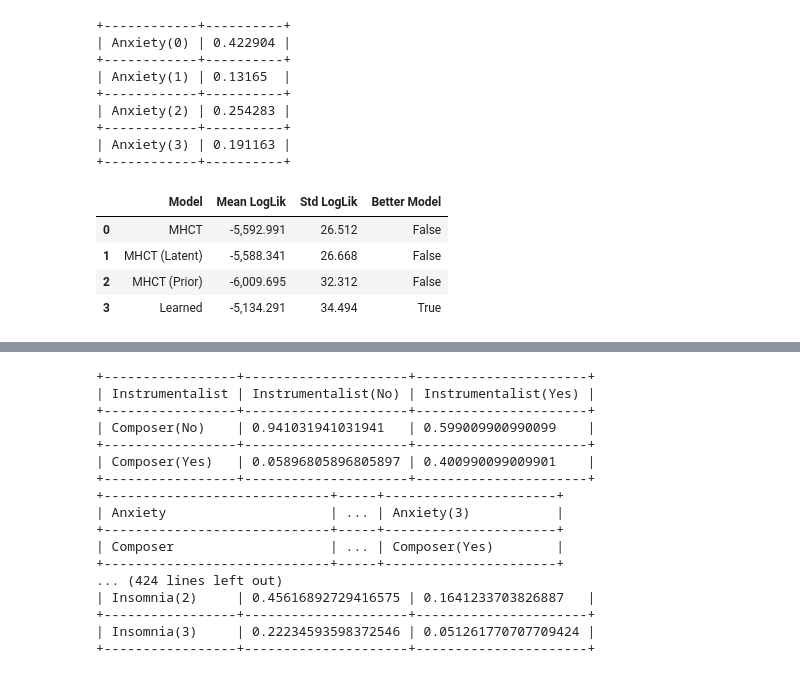
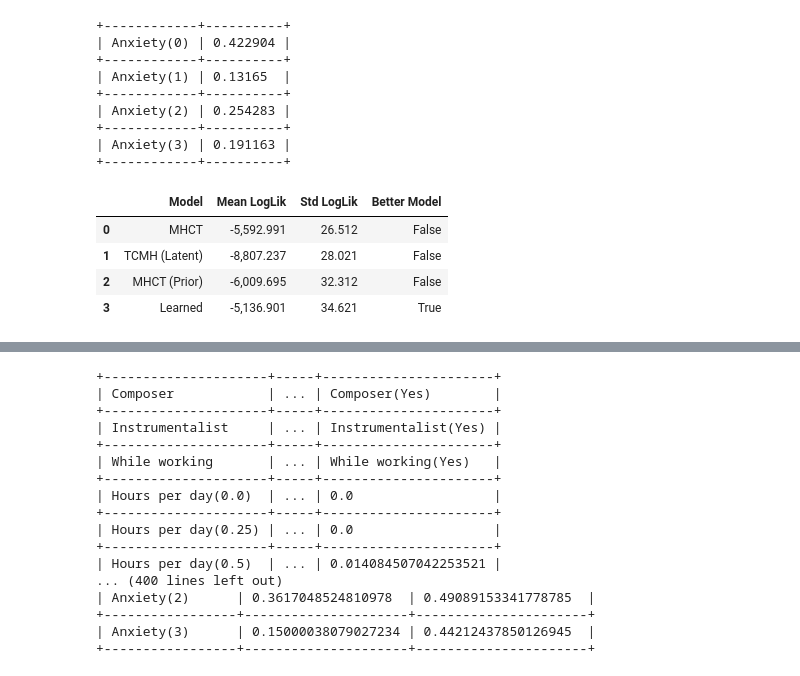
Before and after one commit to KonstantinKanchev/Music-Taste-and-Mental-Health, a Jupyter notebook: first_network.ipynb, the cells around one changed output, grey strips where cells are left out. Saved outputs shown, nothing was run; the diff lists cells and outputs as text; code cells hidden in the pictures.

```diff
--- a/first_network.ipynb
+++ b/first_network.ipynb
@@ -176,19 +176,21 @@ nx.draw_networkx(G, pos = pos)
 # %%
 mhct_copy = copy.deepcopy(BN_mhct)
 tcmh_copy = copy.deepcopy(BN_tcmh)
-mhct_latent_copy = copy.deepcopy(BN_mhct_latent)
 tcmh_latent_copy = copy.deepcopy(BN_tcmh_latent)
 
 mhct_estimator = BayesianEstimator(mhct_copy, df)
 tcmh_estimator = BayesianEstimator(tcmh_copy, df)
+tcmh_latent_estimator = ExpectationMaximization(tcmh_latent_copy, df)
 
-mhct_latent_estimator = ExpectationMaximization(mhct_latent_copy, df)
-tcmh_latent_estimator = ExpectationMaximization(tcmh_latent_copy, df)
+with open('pickles/mhct_estimator.pkl', 'wb') as file:
+    pickle.dump(mhct_estimator, file)
+with open('pickles/tcmh_estimator.pkl', 'wb') as file:
+    pickle.dump(tcmh_estimator, file)
+with open('pickles/tcmh_latent_estimator.pkl', 'wb') as file:
+    pickle.dump(tcmh_latent_estimator, file)
 
 mhct_estimation = mhct_estimator.get_parameters()
 tcmh_estimation = tcmh_estimator.get_parameters()
-
-mhct_latent_estimation = mhct_latent_estimator.get_parameters(latent_card ={"Internalization": 2})
 tcmh_latent_estimation = tcmh_latent_estimator.get_parameters(latent_card={"Internalization": 2})
 # %%
 for cpd in mhct_estimation:
@@ -197,10 +199,6 @@ for cpd in mhct_estimation:
 for cpd in tcmh_estimation:
     tcmh_copy.add_cpds(cpd)
 
-# For latent networks
-for cpd in mhct_latent_estimation:
-    mhct_latent_copy.add_cpds(cpd)
-
 for cpd in tcmh_latent_estimation:
     tcmh_latent_copy.add_cpds(cpd)
 # %%
@@ -212,5 +210,20 @@ print("Part 1) Skeleton: ", skeleton.edges())
 hc = HillClimbSearch(df)
 learned_network = hc.estimate(tabu_length=10, scoring_method=BDeu(df))
 print("Part 2) Model:    ", learned_network.edges())
+
+# Convert DAG to BayesianNetwork
+learned_bn = DiscreteBayesianNetwork(learned_network.edges())
+
+# Fit CPDs using data
+learned_estimator = BayesianEstimator(learned_bn, df)
+
+with open('pickles/learned_estimator.pkl', 'wb') as file:
+    pickle.dump(learned_estimator, file)
+
+cpds = learned_estimator.get_parameters()
+
+for cpd in cpds:
+    learned_bn.add_cpds(cpd)
+learned_bn_copy = copy.deepcopy(learned_bn)
 # %% [output]
 Part 1) Skeleton:  [('Hours per day', 'Composer'), ('Hours per day', 'Instrumentalist'), ('Hours per day', 'Insomnia'), ('Hours per day', 'BPM'), ('Hours per day', 'Anxiety'), ('While working', 'Depre ...
@@ -455,18 +459,18 @@ def compare_multiple_networks_bootstrap_ll(df, models, n_bootstrap=50, random_st
 # %%
 models = [
     ('MHCT', mhct_copy),
-    ('MHCT (Latent)', mhct_latent_copy),
+    (' TCMH (Latent)', tcmh_latent_copy),
     ('MHCT (Prior)', mhct_prior_copy),
-    ('Learned', learned_bn)
+    ('Learned', learned_bn_copy)
 ]
 
 compare_multiple_networks_bootstrap_ll(df, models, n_bootstrap=20)
 # %% [output]
 |  | Model | Mean LogLik | Std LogLik | Better Model |
 | 0 | MHCT | -5,592.991 | 26.512 | False |
-| 1 | MHCT (Latent) | -5,588.341 | 26.668 | False |
+| 1 | TCMH (Latent) | -8,807.237 | 28.021 | False |
 | 2 | MHCT (Prior) | -6,009.695 | 32.312 | False |
-| 3 | Learned | -5,134.291 | 34.494 | True |
+| 3 | Learned | -5,136.901 | 34.621 | True |
 # %%
 for cpd in mhct_copy.get_cpds():
     print(cpd)
@@ -489,26 +493,26 @@ for cpd in mhct_copy.get_cpds():
 | While working(Yes) | 0.792345 |
 +--------------------+----------+
 # %%
-for cpd in mhct_latent_copy.get_cpds():
+for cpd in tcmh_latent_copy.get_cpds():
     print(cpd)
 # %% [output]
++---------------------+-----+----------------------+
+| Composer            | ... | Composer(Yes)        |
++---------------------+-----+----------------------+
+| Instrumentalist     | ... | Instrumentalist(Yes) |
++---------------------+-----+----------------------+
+| While working       | ... | While working(Yes)   |
++---------------------+-----+----------------------+
+| Hours per day(0.0)  | ... | 0.0                  |
++---------------------+-----+----------------------+
+| Hours per day(0.25) | ... | 0.0                  |
++---------------------+-----+----------------------+
+| Hours per day(0.5)  | ... | 0.014084507042253521 |
+... (400 lines left out)
+| Anxiety(2)      | 0.3617048524810978  | 0.49089153341778785  |
 +-----------------+---------------------+----------------------+
-| Instrumentalist | Instrumentalist(No) | Instrumentalist(Yes) |
+| Anxiety(3)      | 0.15000038079027234 | 0.44212437850126945  |
 +-----------------+---------------------+----------------------+
-| Composer(No)    | 0.941031941031941   | 0.599009900990099    |
-+-----------------+---------------------+----------------------+
-| Composer(Yes)   | 0.05896805896805897 | 0.400990099009901    |
-+-----------------+---------------------+----------------------+
-+-----------------------------+-----+----------------------+
-| Anxiety                     | ... | Anxiety(3)           |
-+-----------------------------+-----+----------------------+
-| Composer                    | ... | Composer(Yes)        |
-+-----------------------------+-----+----------------------+
-... (424 lines left out)
-| Insomnia(2)     | 0.45616892729416575 | 0.1641233703826887   |
-+-----------------+---------------------+----------------------+
-| Insomnia(3)     | 0.22234593598372546 | 0.051261770707709424 |
-+-----------------+---------------------+----------------------+
 # %%
 for cpd in mhct_prior_copy.get_cpds():
     print(cpd)
```
Also changed, not shown: parts of 13 cells of this notebook, 4 other files.
